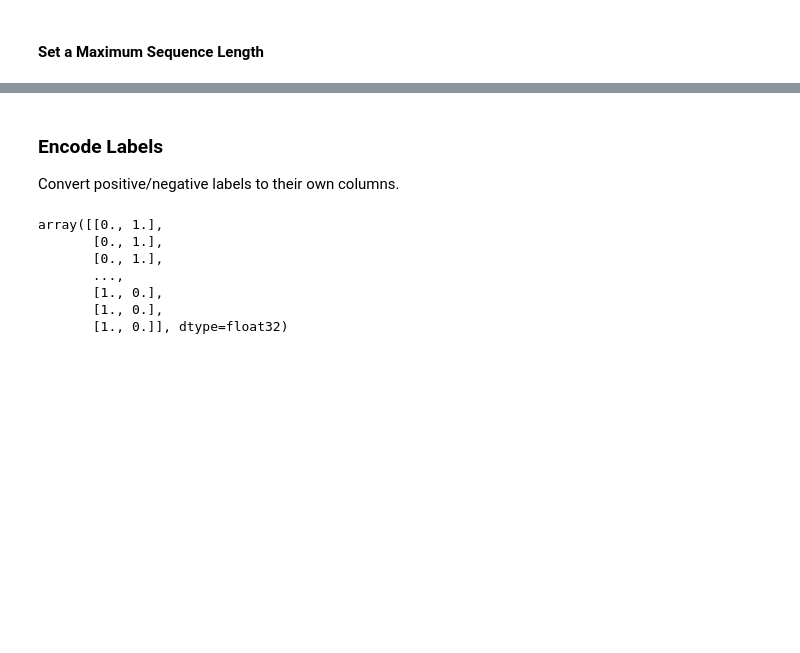
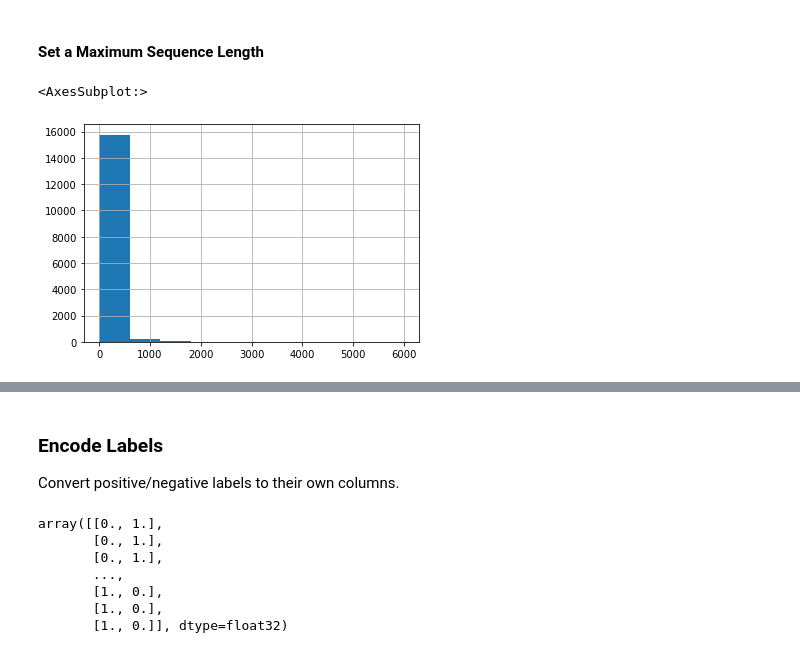
Before and after one commit to siqinyan/dso-560-nlp-text-analytics, a Jupyter notebook: week7/3_Using_RNNs_and_LSTMs.ipynb, the cells around one changed output, grey strips where cells are left out. Saved outputs shown, nothing was run; the diff lists cells and outputs as text; code cells hidden in the pictures; blank space fills up the shorter version.

```diff
--- a/week7/3_Using_RNNs_and_LSTMs.ipynb
+++ b/week7/3_Using_RNNs_and_LSTMs.ipynb
@@ -70,2 +72,9 @@ tokenizer.fit_on_texts(stopwords_removed_docs)
 # %% [markdown]
 #### Set a Maximum Sequence Length
+# %%
+%matplotlib inline
+import pandas as pd
+pd.Series(stopwords_removed_docs).str.len().hist()
+# %% [output]
+<AxesSubplot:>
+[figure, added]
```
Also changed, not shown: parts of 7 cells of this notebook, 7 other files.
